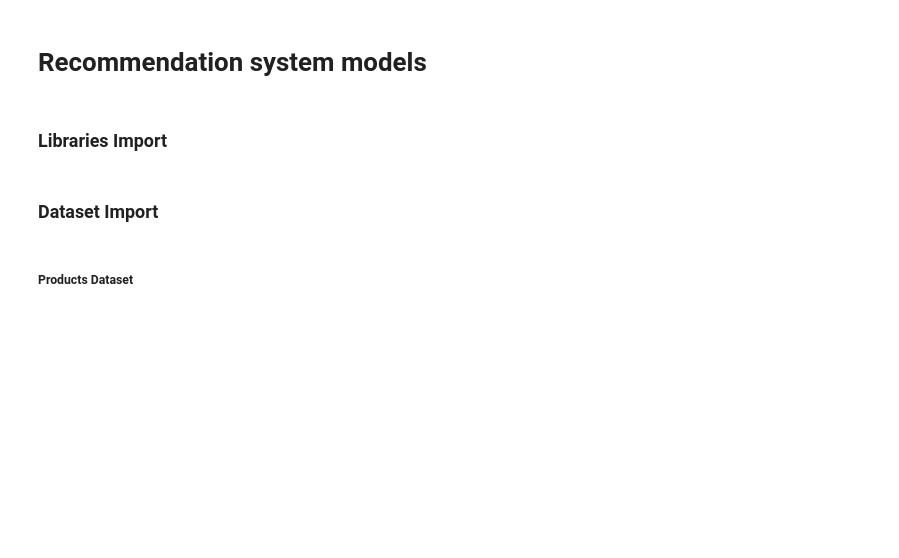
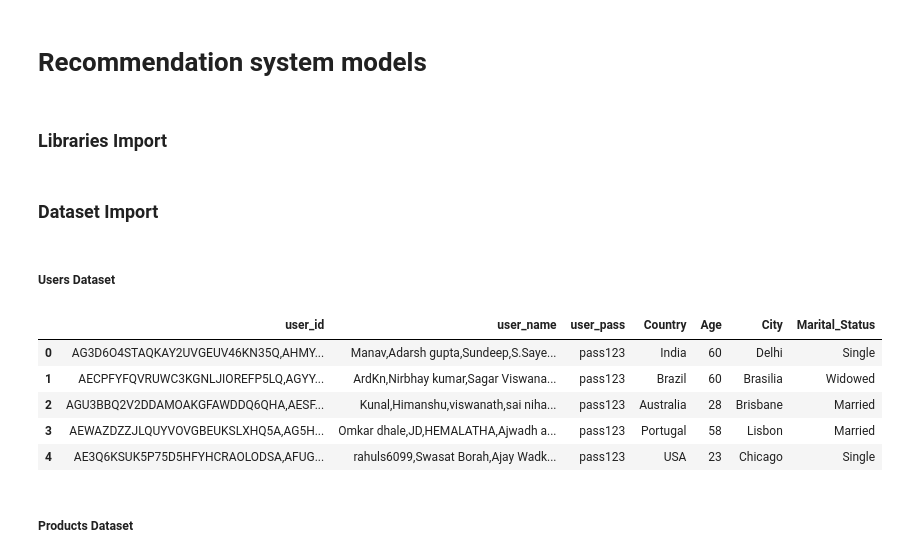
Before and after one commit to jorgemendanhacruz/SistemasDeRecomendacoes_ISEP, a Jupyter notebook: recommender-api/src/models/models.ipynb, the cells around one changed output. Saved outputs shown, nothing was run; the diff lists cells and outputs as text; code cells hidden in the pictures; blank space fills up the shorter version.

```diff
--- a/recommender-api/src/models/models.ipynb
+++ b/recommender-api/src/models/models.ipynb
@@ -15,6 +15,21 @@ from sklearn.metrics.pairwise import cosine_similarity
 from sklearn.metrics import mean_squared_error
 # %% [markdown]
 ### Dataset Import
+# %% [markdown]
+##### Users Dataset
+# %%
+conn = sqlite3.connect("../fastapi_recommender/amazon_electronics.db")
+users_df = pd.read_sql_query("SELECT * FROM users", conn)
+conn.close()
+
+users_df.head()
+# %% [output]
+|  | user_id | user_name | user_pass | Country | Age | City | Marital_Status |
+| 0 | AG3D6O4STAQKAY2UVGEUV46KN35Q,AHMY... | Manav,Adarsh gupta,Sundeep,S.Saye... | pass123 | India | 60 | Delhi | Single |
+| 1 | AECPFYFQVRUWC3KGNLJIOREFP5LQ,AGYY... | ArdKn,Nirbhay kumar,Sagar Viswana... | pass123 | Brazil | 60 | Brasilia | Widowed |
+| 2 | AGU3BBQ2V2DDAMOAKGFAWDDQ6QHA,AESF... | Kunal,Himanshu,viswanath,sai niha... | pass123 | Australia | 28 | Brisbane | Married |
+| 3 | AEWAZDZZJLQUYVOVGBEUKSLXHQ5A,AG5H... | Omkar dhale,JD,HEMALATHA,Ajwadh a... | pass123 | Portugal | 58 | Lisbon | Married |
+| 4 | AE3Q6KSUK5P75D5HFYHCRAOLODSA,AFUG... | rahuls6099,Swasat Borah,Ajay Wadk... | pass123 | USA | 23 | Chicago | Single |
 # %% [markdown]
 ##### Products Dataset
 # %%
```
Also changed, not shown: parts of 17 cells of this notebook.
